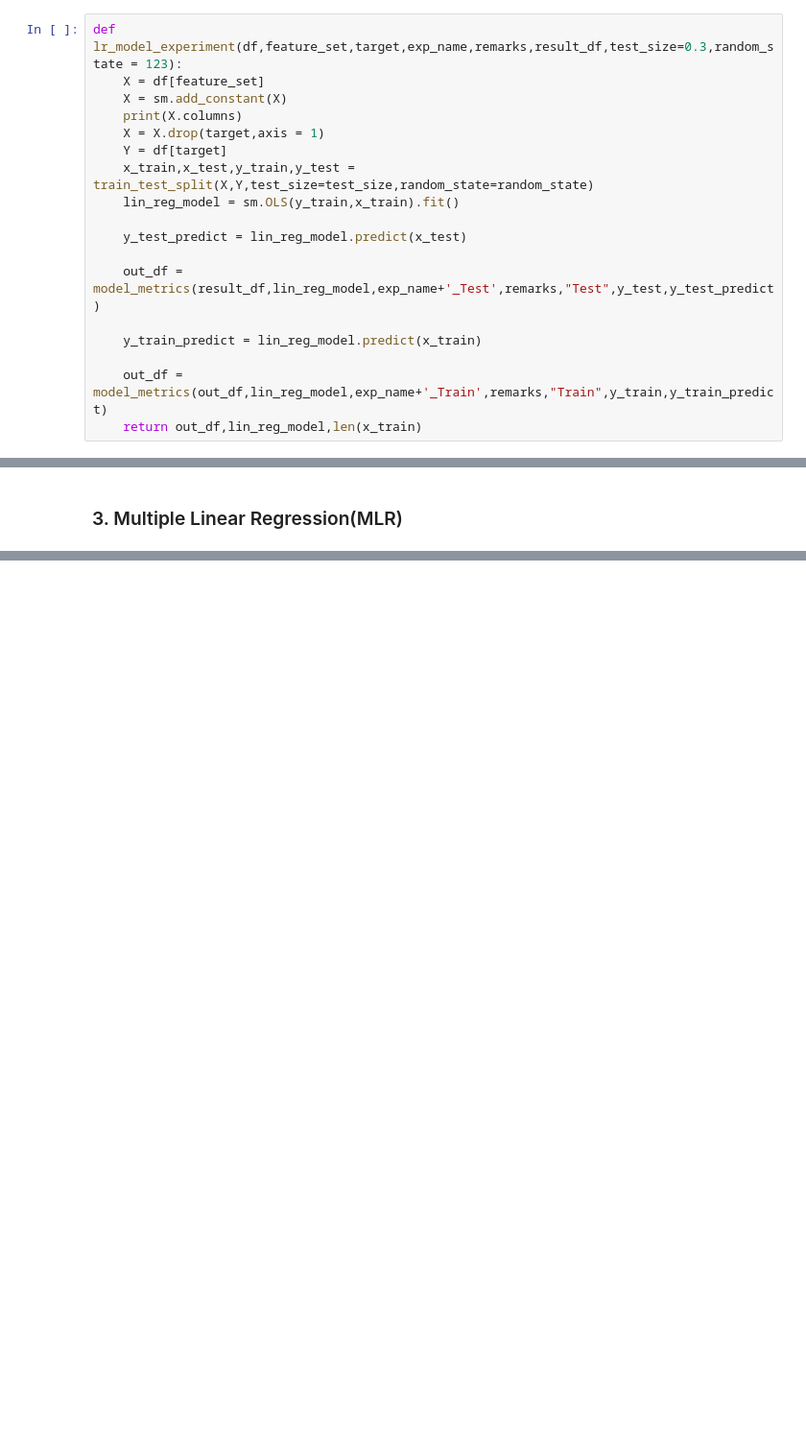
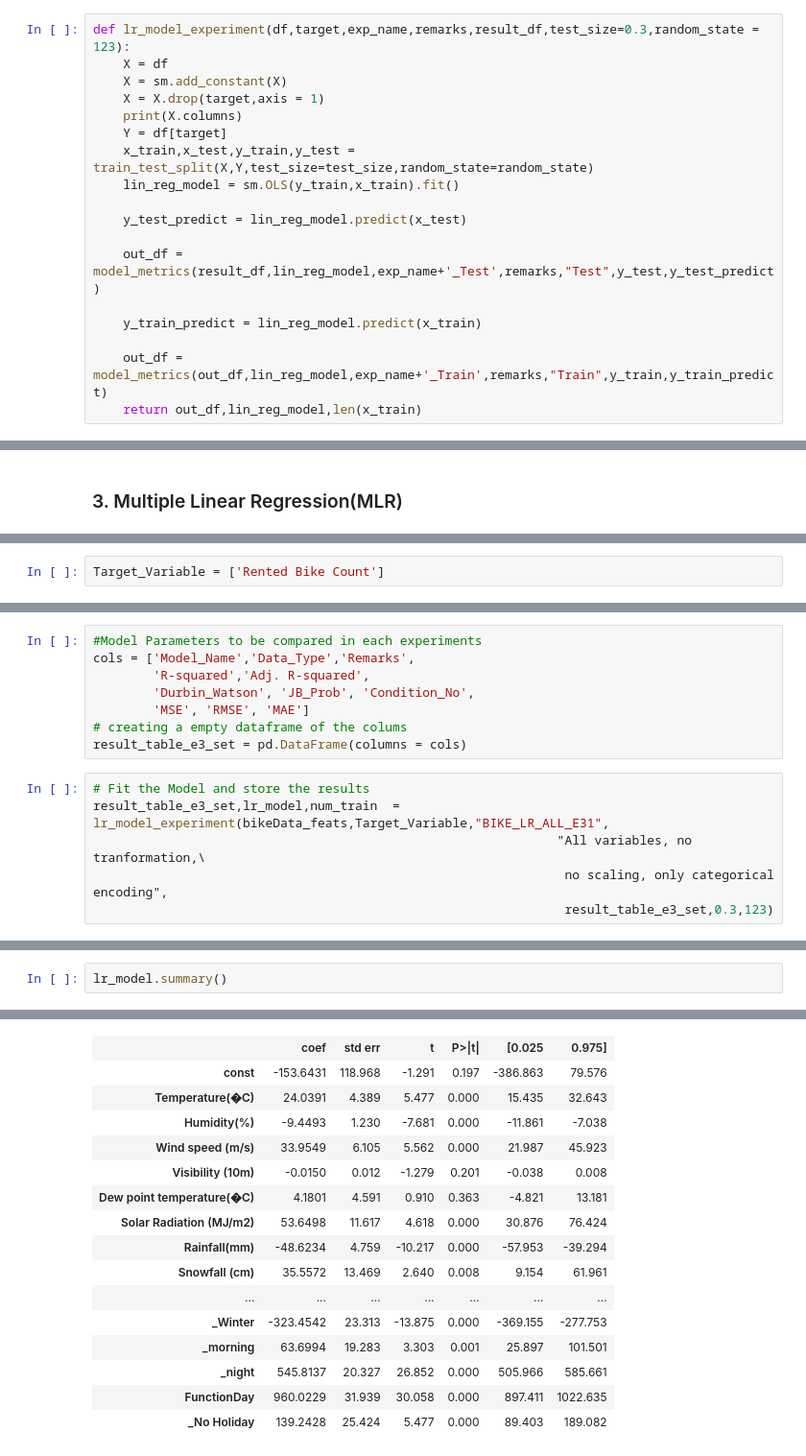
Before and after one commit to dinuthomas/aiml_bikes, a Jupyter notebook: bikeDemand.ipynb, the cells around one changed output, grey strips where cells are left out. Shown at 96% size. Cells and saved outputs as stored; diff of their text form; blank space fills up the shorter version.

Commit message:
Fitted the model and started on the Model Evaluation.

```diff
--- a/bikeDemand.ipynb
+++ b/bikeDemand.ipynb
@@ -167,11 +167,11 @@ def model_metrics(result_df,model,name,remarks,datatype,y,y_hat):
 # %%
 #Utility function which wraps repeatedly used stuff for lr Models
 # %%
-def lr_model_experiment(df,feature_set,target,exp_name,remarks,result_df,test_size=0.3,random_state = 123):
-    X = df[feature_set]
+def lr_model_experiment(df,target,exp_name,remarks,result_df,test_size=0.3,random_state = 123):
+    X = df
     X = sm.add_constant(X)
+    X = X.drop(target,axis = 1)
     print(X.columns)
-    X = X.drop(target,axis = 1)
     Y = df[target]
     x_train,x_test,y_train,y_test = train_test_split(X,Y,test_size=test_size,random_state=random_state)
     lin_reg_model = sm.OLS(y_train,x_train).fit()
@@ -255,0 +283,2 @@ sns.heatmap(filter_corr, annot=True)
+# %%
+Target_Variable = ['Rented Bike Count']
@@ -255,0 +287,14 @@ sns.heatmap(filter_corr, annot=True)
+# %%
+#Model Parameters to be compared in each experiments
+cols = ['Model_Name','Data_Type','Remarks',
+        'R-squared','Adj. R-squared',
+        'Durbin_Watson', 'JB_Prob', 'Condition_No',
+        'MSE', 'RMSE', 'MAE']
+# creating a empty dataframe of the colums
+result_table_e3_set = pd.DataFrame(columns = cols)
+# %%
+# Fit the Model and store the results
+result_table_e3_set,lr_model,num_train  = lr_model_experiment(bikeData_feats,Target_Variable,"BIKE_LR_ALL_E31",
+                                                              "All variables, no tranformation,\
+                                                               no scaling, only categorical encoding",
+                                                               result_table_e3_set,0.3,123)
@@ -255,0 +308,3 @@ sns.heatmap(filter_corr, annot=True)
+# %%
+lr_model.summary()
+# %% [output]
@@ -255,0 +321,16 @@ sns.heatmap(filter_corr, annot=True)
+|  | coef | std err | t | P>|t| | [0.025 | 0.975] |
+| const | -153.6431 | 118.968 | -1.291 | 0.197 | -386.863 | 79.576 |
+| Temperature(�C) | 24.0391 | 4.389 | 5.477 | 0.000 | 15.435 | 32.643 |
+| Humidity(%) | -9.4493 | 1.230 | -7.681 | 0.000 | -11.861 | -7.038 |
+| Wind speed (m/s) | 33.9549 | 6.105 | 5.562 | 0.000 | 21.987 | 45.923 |
+| Visibility (10m) | -0.0150 | 0.012 | -1.279 | 0.201 | -0.038 | 0.008 |
+| Dew point temperature(�C) | 4.1801 | 4.591 | 0.910 | 0.363 | -4.821 | 13.181 |
+| Solar Radiation (MJ/m2) | 53.6498 | 11.617 | 4.618 | 0.000 | 30.876 | 76.424 |
+| Rainfall(mm) | -48.6234 | 4.759 | -10.217 | 0.000 | -57.953 | -39.294 |
+| Snowfall (cm) | 35.5572 | 13.469 | 2.640 | 0.008 | 9.154 | 61.961 |
+| ... | ... | ... | ... | ... | ... | ... |
+| _Winter | -323.4542 | 23.313 | -13.875 | 0.000 | -369.155 | -277.753 |
+| _morning | 63.6994 | 19.283 | 3.303 | 0.001 | 25.897 | 101.501 |
+| _night | 545.8137 | 20.327 | 26.852 | 0.000 | 505.966 | 585.661 |
+| FunctionDay | 960.0229 | 31.939 | 30.058 | 0.000 | 897.411 | 1022.635 |
+| _No Holiday | 139.2428 | 25.424 | 5.477 | 0.000 | 89.403 | 189.082 |
```
Also changed, not shown: parts of 30 cells of this notebook.
